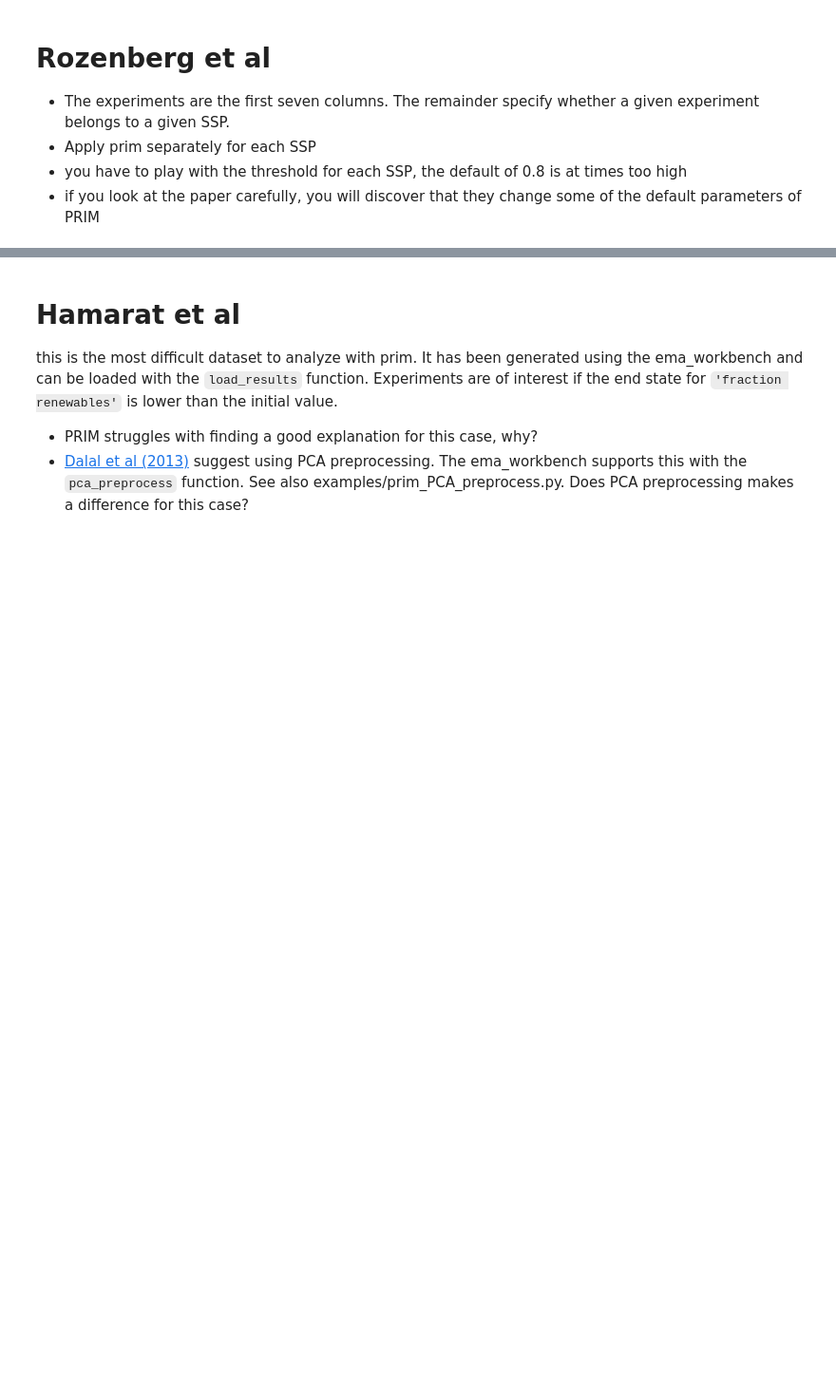
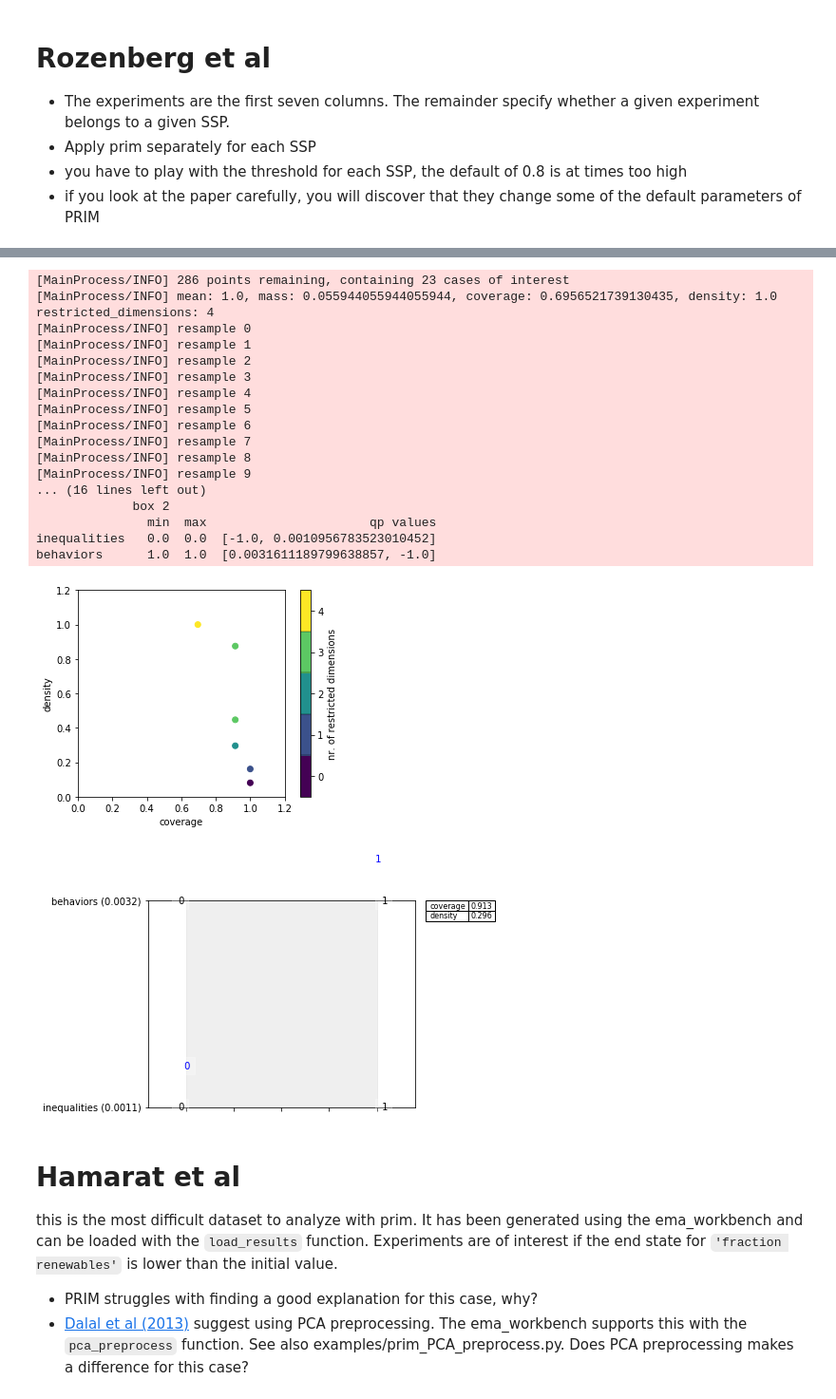
Before and after one commit to codedevonfire/EPA1361, a Jupyter notebook: Week 3-4 - vulnerability analysis/assignment 4 - scenario discovery.ipynb, the cells around one changed output, grey strips where cells are left out. Shown: that part at 95% size. Saved outputs shown, nothing was run; the diff lists cells and outputs as text; code cells hidden in the pictures; blank space fills up the shorter version.

```diff
--- a/Week 3-4 - vulnerability analysis/assignment 4 - scenario discovery.ipynb
+++ b/Week 3-4 - vulnerability analysis/assignment 4 - scenario discovery.ipynb
@@ -19,3 +155,35 @@ Load the data using pandas. The experiments are in colums 2-10, while the outcom
+# %%
+
+from ema_workbench.analysis import prim
+prim_alg_4 = prim.Prim(experiments, outcome_4, threshold=0.3, peel_alpha=0.1)
+box4 = prim_alg_4.find_box()
+
+box4.show_tradeoff()
+print(box4.resample(2))
+box4.inspect(2)
+box4.inspect(2, style='graph')
+
+plt.show()
+# %% [output]
+[MainProcess/INFO] 286 points remaining, containing 23 cases of interest
+[MainProcess/INFO] mean: 1.0, mass: 0.055944055944055944, coverage: 0.6956521739130435, density: 1.0 restricted_dimensions: 4
+[MainProcess/INFO] resample 0
+[MainProcess/INFO] resample 1
+[MainProcess/INFO] resample 2
+[MainProcess/INFO] resample 3
+[MainProcess/INFO] resample 4
+[MainProcess/INFO] resample 5
+[MainProcess/INFO] resample 6
+[MainProcess/INFO] resample 7
+[MainProcess/INFO] resample 8
+[MainProcess/INFO] resample 9
+... (16 lines left out)
+             box 2
+               min  max                      qp values
+inequalities   0.0  0.0  [-1.0, 0.0010956783523010452]
+behaviors      1.0  1.0  [0.0031611189799638857, -1.0]
+[figure, added]
+[figure, added]
 # %% [markdown]
 # Hamarat et al
 
```
Also changed, not shown: parts of 6 cells of this notebook.
